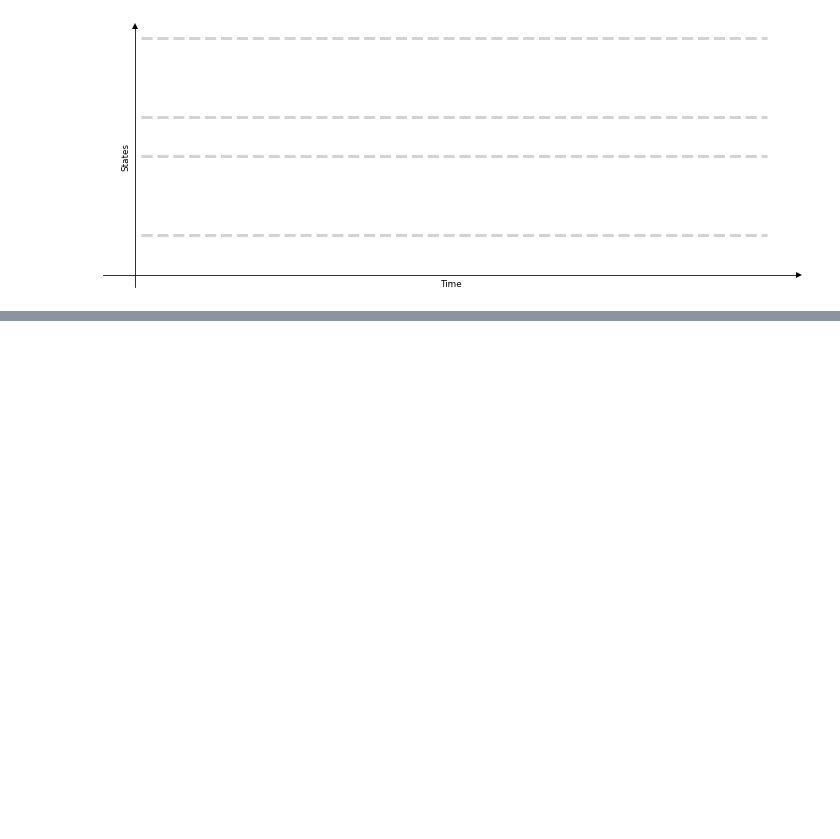
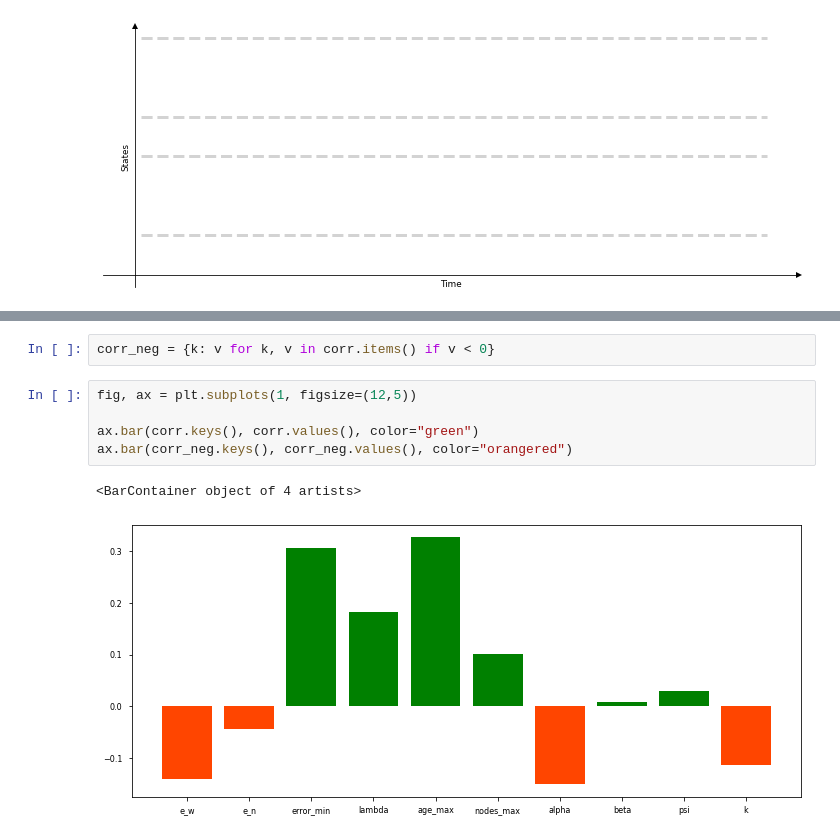
Before and after one commit to nhabbash/con-rl, a Jupyter notebook: notebooks/graphing.ipynb, the cells around one changed output, grey strips where cells are left out. Drawn from its saved outputs; the diff is of its cells as text; blank space fills up the shorter version.

```diff
--- a/notebooks/graphing.ipynb
+++ b/notebooks/graphing.ipynb
@@ -50,0 +84,10 @@ fig.tight_layout()
+# %%
+corr_neg = {k: v for k, v in corr.items() if v < 0}
+# %%
+fig, ax = plt.subplots(1, figsize=(12,5))
+
+ax.bar(corr.keys(), corr.values(), color="green")
+ax.bar(corr_neg.keys(), corr_neg.values(), color="orangered")
+# %% [output]
+<BarContainer object of 4 artists>
+[figure, added]
```
Also changed, not shown: parts of 7 cells of this notebook, 11 other files.
